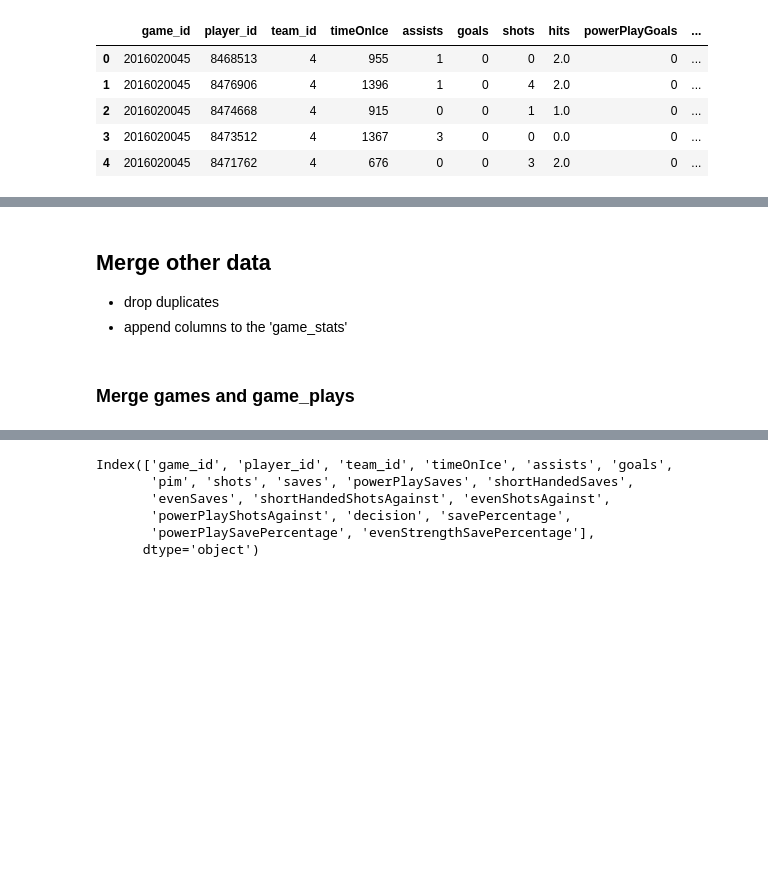
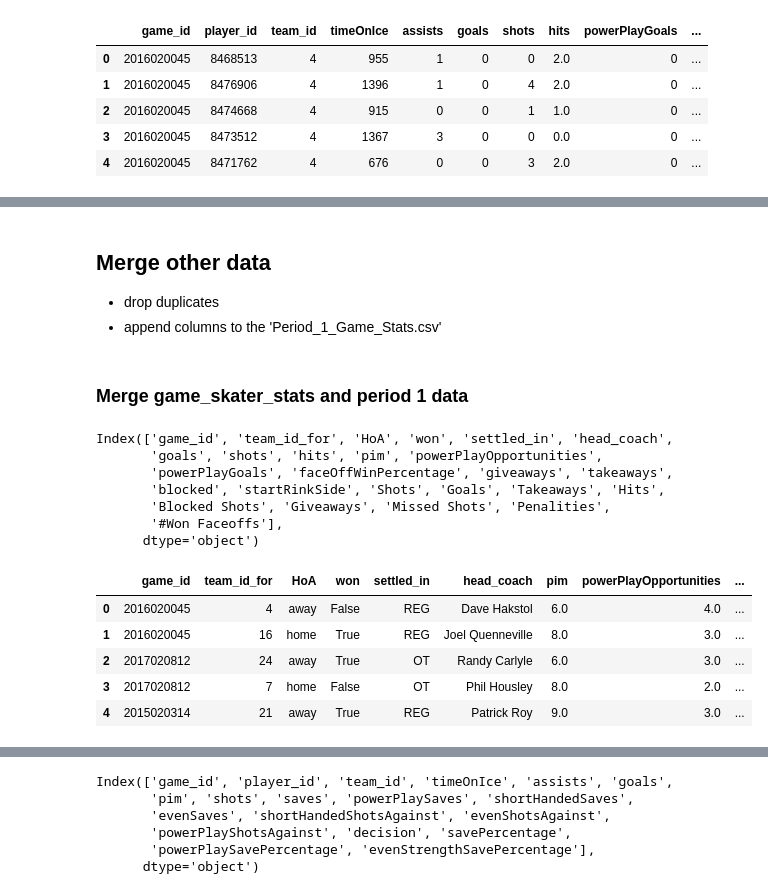
Before and after one commit to McGill-MMA-EnterpriseAnalytics/NHL-Game, a Jupyter notebook: project_EDA_v2.ipynb, the cells around one changed output, grey strips where cells are left out. Cells and saved outputs as stored; diff of their text form; code cells hidden in the pictures; blank space fills up the shorter version.

```diff
--- a/project_EDA_v2.ipynb
+++ b/project_EDA_v2.ipynb
@@ -90,12 +81,25 @@ game_plays.head()
 # %% [markdown]
 ## Merge other data
 - drop duplicates
-- append columns to the 'game_stats'
+- append columns to the 'Period_1_Game_Stats.csv'
-# %% [markdown]
-### Merge games and game_plays
+# %% [markdown]
+### Merge game_skater_stats and period 1 data
 # %%
-games = games.drop_duplicates()
-games.columns
-games_cols = games[['game_id', 'type', 'date_time_GMT', 'home_rink_side_start', 'venue', 'venue_time_zone_id', 'venue_time_zone_offset', 'venue_time_zone_tz']]
-# selected columns: 'type', 'date_time_GMT', 'home_rink_side_start', 'venue', 'venue_time_zone_id',
-# 'venue_time_zone_offset', 'venue_time_zone_tz'
+period1 = pd.read_csv(data_path+'Period_1_Game_Stats.csv')
+print(period1.columns)
+period1 = period1.drop(columns = ['goals', 'shots', 'hits', 'giveaways', 'takeaways', 'blocked'])
+period1.head()
+# %% [output]
+Index(['game_id', 'team_id_for', 'HoA', 'won', 'settled_in', 'head_coach',
+       'goals', 'shots', 'hits', 'pim', 'powerPlayOpportunities',
+       'powerPlayGoals', 'faceOffWinPercentage', 'giveaways', 'takeaways',
+       'blocked', 'startRinkSide', 'Shots', 'Goals', 'Takeaways', 'Hits',
+       'Blocked Shots', 'Giveaways', 'Missed Shots', 'Penalities',
+       '#Won Faceoffs'],
+      dtype='object')
+|  | game_id | team_id_for | HoA | won | settled_in | head_coach | pim | powerPlayOpportunities | ... |
+| 0 | 2016020045 | 4 | away | False | REG | Dave Hakstol | 6.0 | 4.0 | ... |
+| 1 | 2016020045 | 16 | home | True | REG | Joel Quenneville | 8.0 | 3.0 | ... |
+| 2 | 2017020812 | 24 | away | True | OT | Randy Carlyle | 6.0 | 3.0 | ... |
+| 3 | 2017020812 | 7 | home | False | OT | Phil Housley | 8.0 | 2.0 | ... |
+| 4 | 2015020314 | 21 | away | True | REG | Patrick Roy | 9.0 | 3.0 | ... |
```
Also changed, not shown: parts of 15 cells of this notebook.
